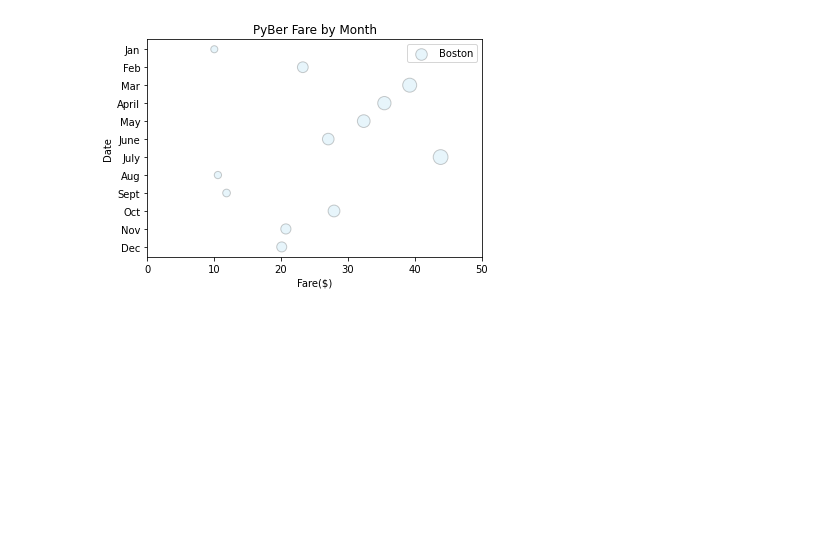
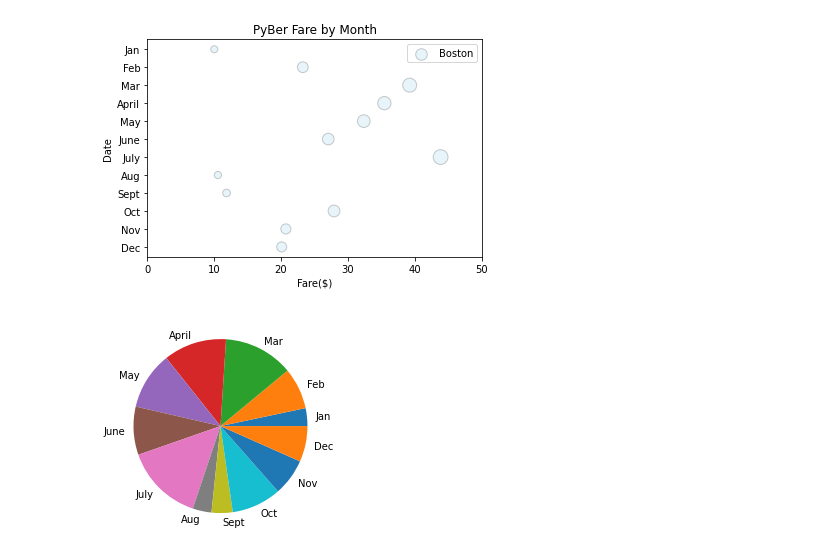
Before and after one commit to hsiblini/PyBer_Analysis, a Jupyter notebook: matplotlib_practice.ipynb, the cells around one changed output. Drawn from its saved outputs; the diff is of its cells as text; code cells hidden in the pictures; blank space fills up the shorter version.

```diff
--- a/matplotlib_practice.ipynb
+++ b/matplotlib_practice.ipynb
@@ -244,3 +244,8 @@ plt.legend()
 # %% [output]
 <matplotlib.legend.Legend at 0x...>
 [figure]
+# %%
+plt.pie(y_axis, labels=x_axis)
+plt.show()
+# %% [output]
+[figure, added]
```
Also changed, not shown: parts of 4 cells of this notebook, 2 other files.
